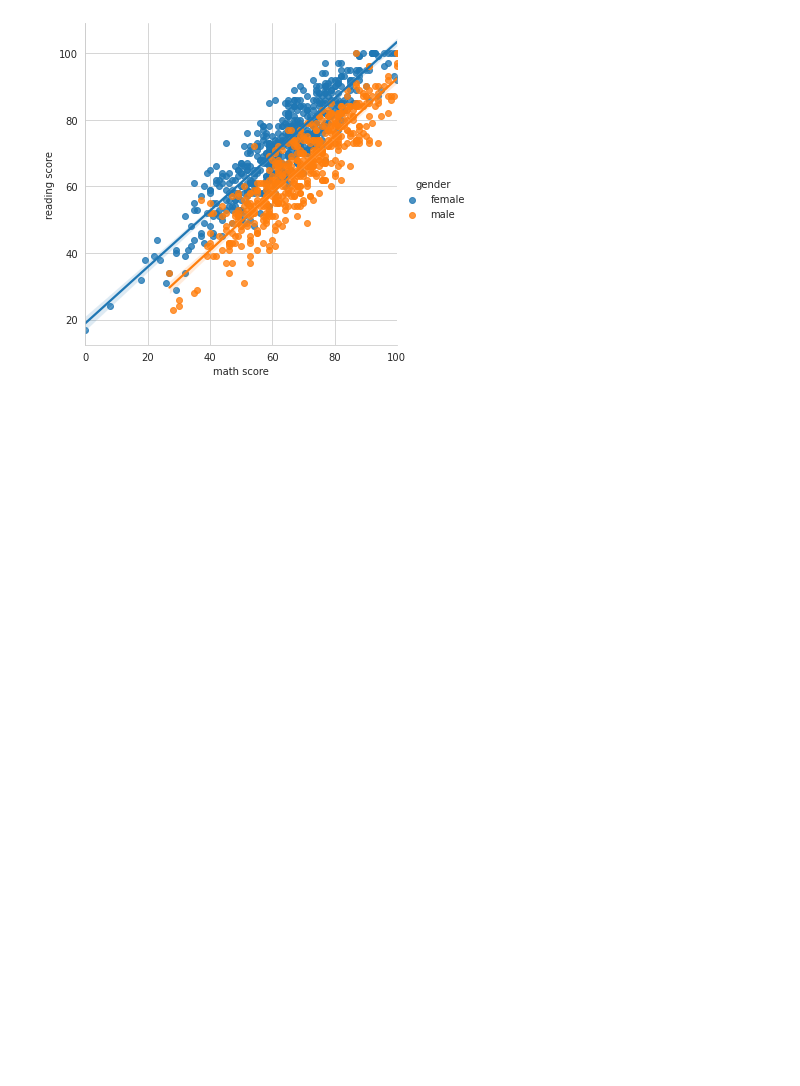
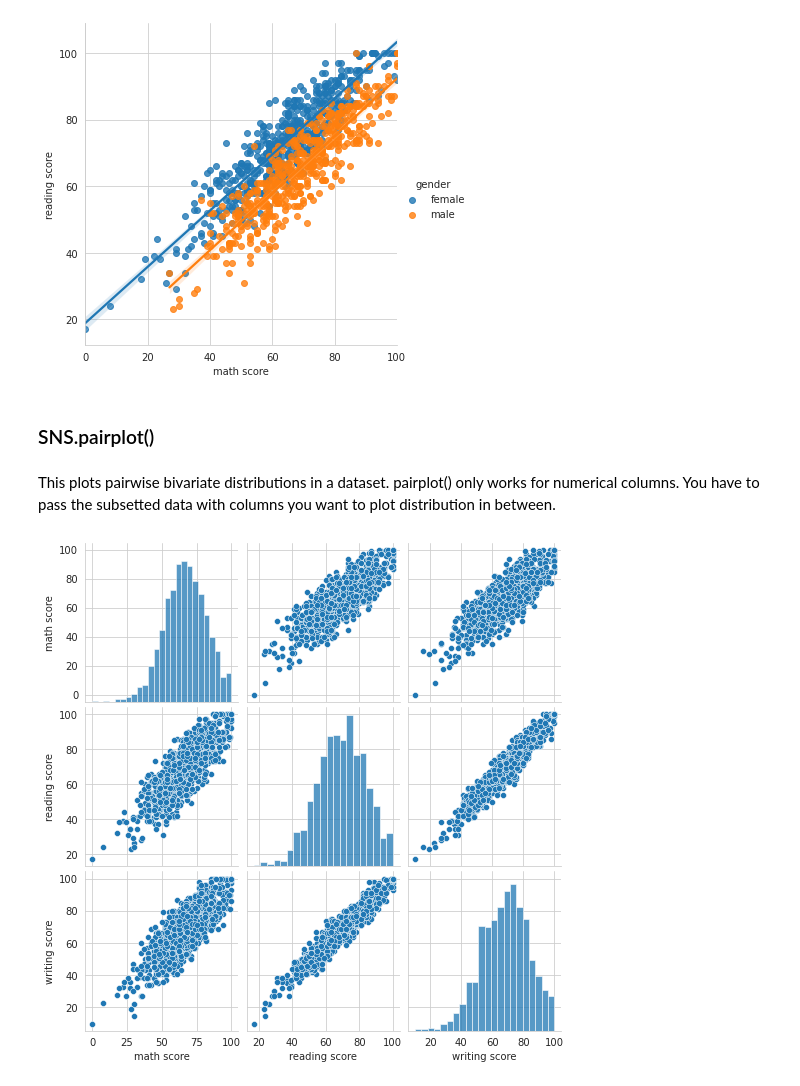
Before and after one commit to Nitroson/My-Seaborn-tutorial, a Jupyter notebook: Seaborn.ipynb, the cells around one changed output. Drawn from its saved outputs; the diff is of its cells as text; code cells hidden in the pictures; blank space fills up the shorter version.

```diff
--- a/Seaborn.ipynb
+++ b/Seaborn.ipynb
@@ -149,3 +149,15 @@ plt.show()
 # %% [output]
 <Figure size 648x432 with 0 Axes>
 [figure]
+# %% [markdown]
+### SNS.pairplot()
+# %% [markdown]
+This plots pairwise bivariate distributions in a dataset. pairplot() only works for numerical columns. You have to pass the subsetted data with columns you want to plot distribution in between.
+# %%
+sns.pairplot(student[['math score','reading score',
+                      'writing score']]
+
+)
+plt.show()
+# %% [output]
+[figure, added]
```
Also changed, not shown: parts of 16 cells of this notebook.
